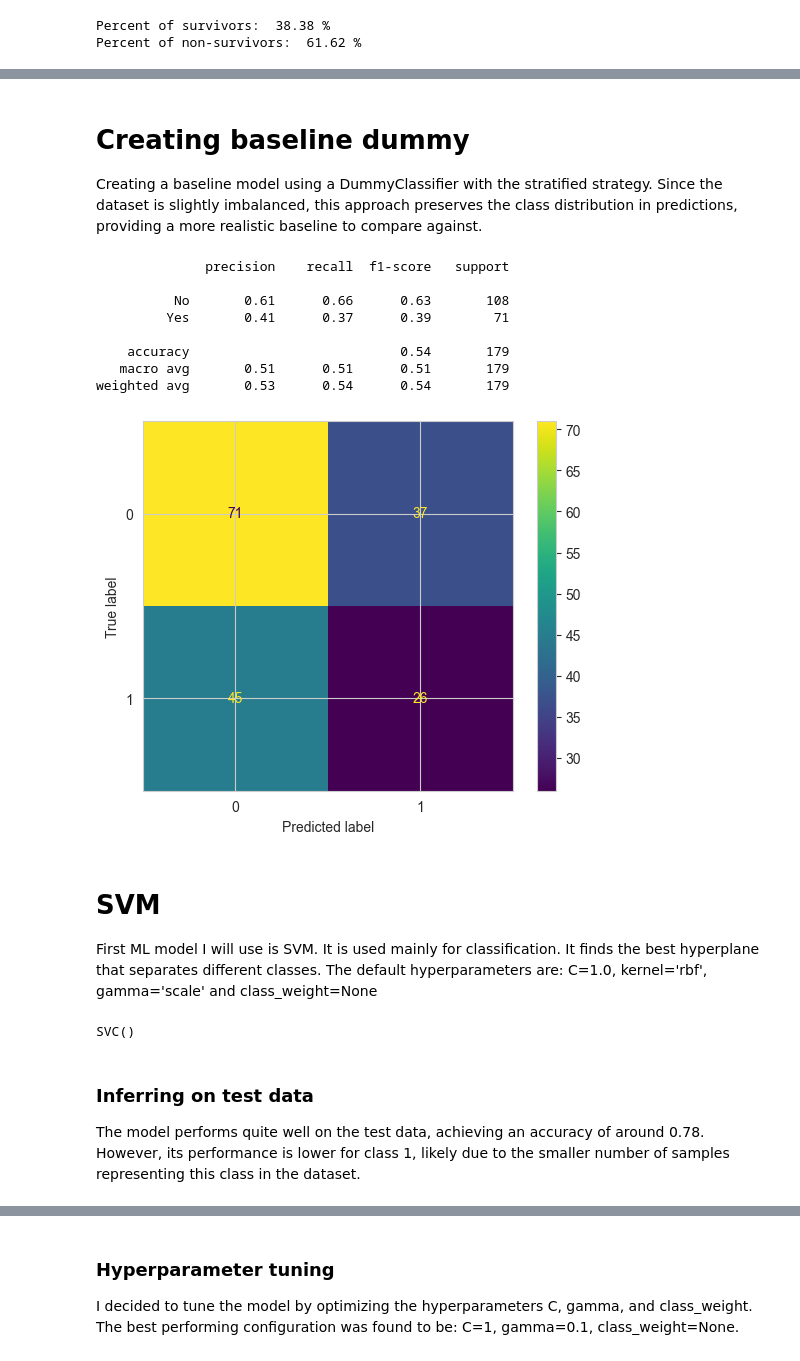
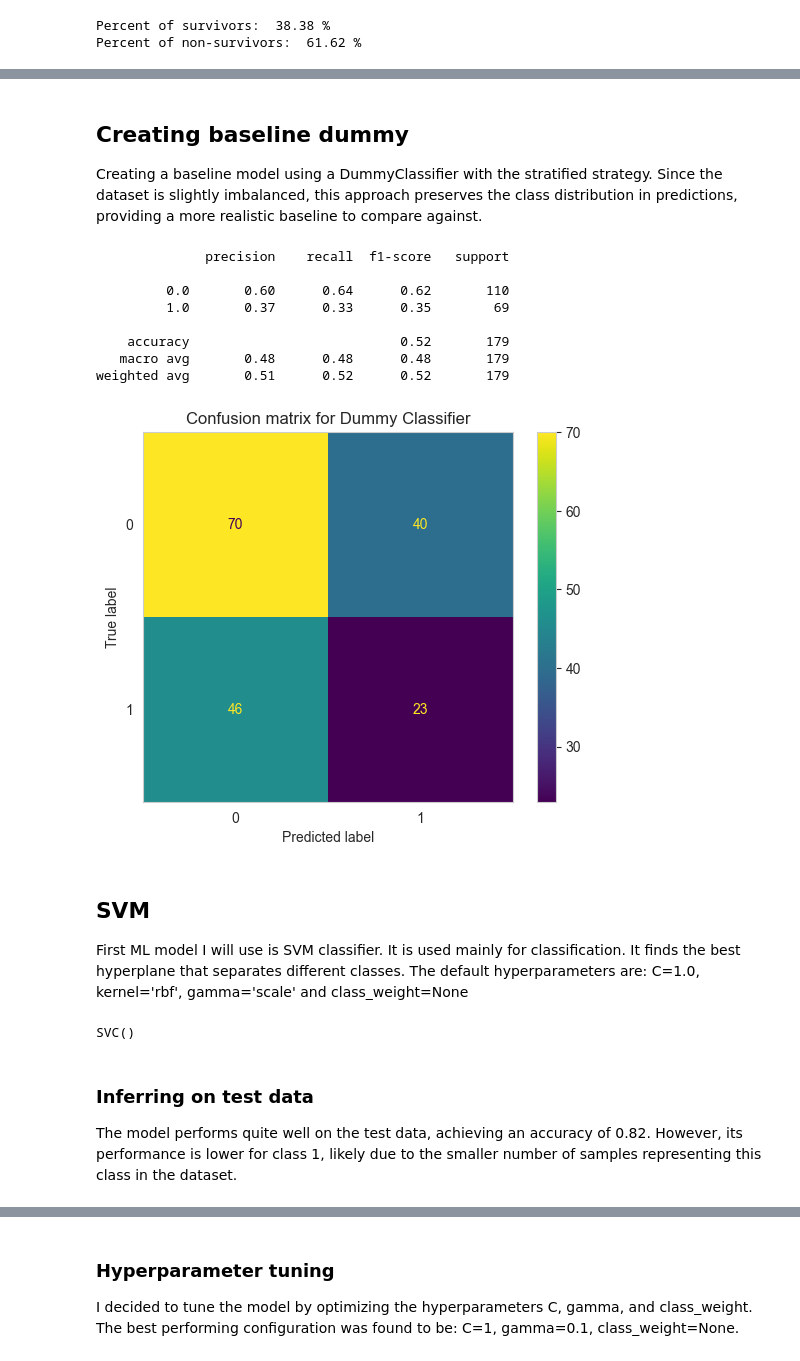
Before and after one commit to igawolanin/machine-learning-projects, a Jupyter notebook: titanic_ML.ipynb, the cells around one changed output, grey strips where cells are left out. Cells and saved outputs as stored; diff of their text form; code cells hidden in the pictures.

Commit message:
finished titanic dataset processing

```diff
--- a/titanic_ML.ipynb
+++ b/titanic_ML.ipynb
@@ -242,15 +241,17 @@ Most of the columns have small number values, except for columns Age and Fare. T
 # %%
 from sklearn.preprocessing import StandardScaler
 from sklearn.model_selection import train_test_split, GridSearchCV
-from sklearn.metrics import classification_report, confusion_matrix, ConfusionMatrixDisplay
+from sklearn.metrics import classification_report, confusion_matrix, ConfusionMatrixDisplay, f1_score, accuracy_score
 from sklearn.tree import DecisionTreeClassifier
 from sklearn.dummy import DummyClassifier
+
+RANDOM_STATE = 42
 # %%
 titanic_df['Fare'] = np.log1p(titanic_df['Fare'])
 
 y = titanic_df['Survived']
 X = titanic_df.drop(['Survived'], axis=1)
-X_train, X_test, y_train, y_test = train_test_split(X, y, train_size=.8, shuffle=True, random_state=8)
+X_train, X_test, y_train, y_test = train_test_split(X, y, train_size=.8, shuffle=True, random_state=RANDOM_STATE, stratify=y)
 scaler = StandardScaler()
 X_train[['Fare', 'Age']] = scaler.fit_transform(X_train[['Fare', 'Age']])
 X_test[['Fare', 'Age']] = scaler.transform(X_test[['Fare', 'Age']])
@@ -279,31 +283,44 @@ Percent of non-survivors:  61.62 %
+# %%
+results = []
 # %% [markdown]
-# Creating baseline dummy
+## Creating baseline dummy
 Creating a baseline model using a DummyClassifier with the stratified strategy. Since the dataset is slightly imbalanced, this approach preserves the class distribution in predictions, providing a more realistic baseline to compare against.
 # %%
-def show_confusion_matrix(cm):
+def show_confusion_matrix(cm, name):
     cm_display = ConfusionMatrixDisplay(confusion_matrix=cm)
     cm_display.plot()
+    plt.title(f"Confusion matrix for {name}")
+    plt.gca().grid(False)
     plt.show()
 
-model = DummyClassifier(strategy = 'stratified')
+def evaluate(model, X_test, y_test, name, append_to_results=True):
+    y_pred = model.predict(X_test)
+    print(classification_report(y_test, y_pred))
+    matrix = confusion_matrix(y_test, y_pred)
+    if append_to_results:
+        results.append({
+            "Model":name,
+            "Accuracy": accuracy_score(y_test, y_pred),
+            "F1 score": f1_score(y_test, y_pred, average="macro")
+        })
+    show_confusion_matrix(matrix, name)
+
+model = DummyClassifier(strategy = 'stratified', random_state=RANDOM_STATE)
 model.fit(X_train, y_train)
-y_pred = model.predict(X_test)
-print(classification_report(y_test, y_pred))
-matrix = confusion_matrix(y_test, y_pred)
-show_confusion_matrix(matrix)
+evaluate(model, X_test, y_test, "Dummy Classifier")
 # %% [output]
               precision    recall  f1-score   support
 
-          No       0.61      0.66      0.63       108
-         Yes       0.41      0.37      0.39        71
+         0.0       0.60      0.64      0.62       110
+         1.0       0.37      0.33      0.35        69
 
-    accuracy                           0.54       179
-   macro avg       0.51      0.51      0.51       179
-weighted avg       0.53      0.54      0.54       179
+    accuracy                           0.52       179
+   macro avg       0.48      0.48      0.48       179
+weighted avg       0.51      0.52      0.52       179
-[figure, old version]
+[figure, new version]
 # %% [markdown]
-# SVM
-First ML model I will use is SVM. It is used mainly for classification. It finds the best hyperplane that separates different classes. The default hyperparameters are: C=1.0, kernel='rbf', gamma='scale' and class_weight=None
+## SVM
+First ML model I will use is SVM classifier. It is used mainly for classification. It finds the best hyperplane that separates different classes. The default hyperparameters are: C=1.0, kernel='rbf', gamma='scale' and class_weight=None
 # %%
 from sklearn.svm import SVC
 
@@ -313,4 +330,4 @@ clf.fit(X_train, y_train)
 SVC()
 # %% [markdown]
 ### Inferring on test data
-The model performs quite well on the test data, achieving an accuracy of around 0.78. However, its performance is lower for class 1, likely due to the smaller number of samples representing this class in the dataset.
+The model performs quite well on the test data, achieving an accuracy of 0.82. However, its performance is lower for class 1, likely due to the smaller number of samples representing this class in the dataset.
```
Also changed, not shown: parts of 48 cells of this notebook, 2 other files.
